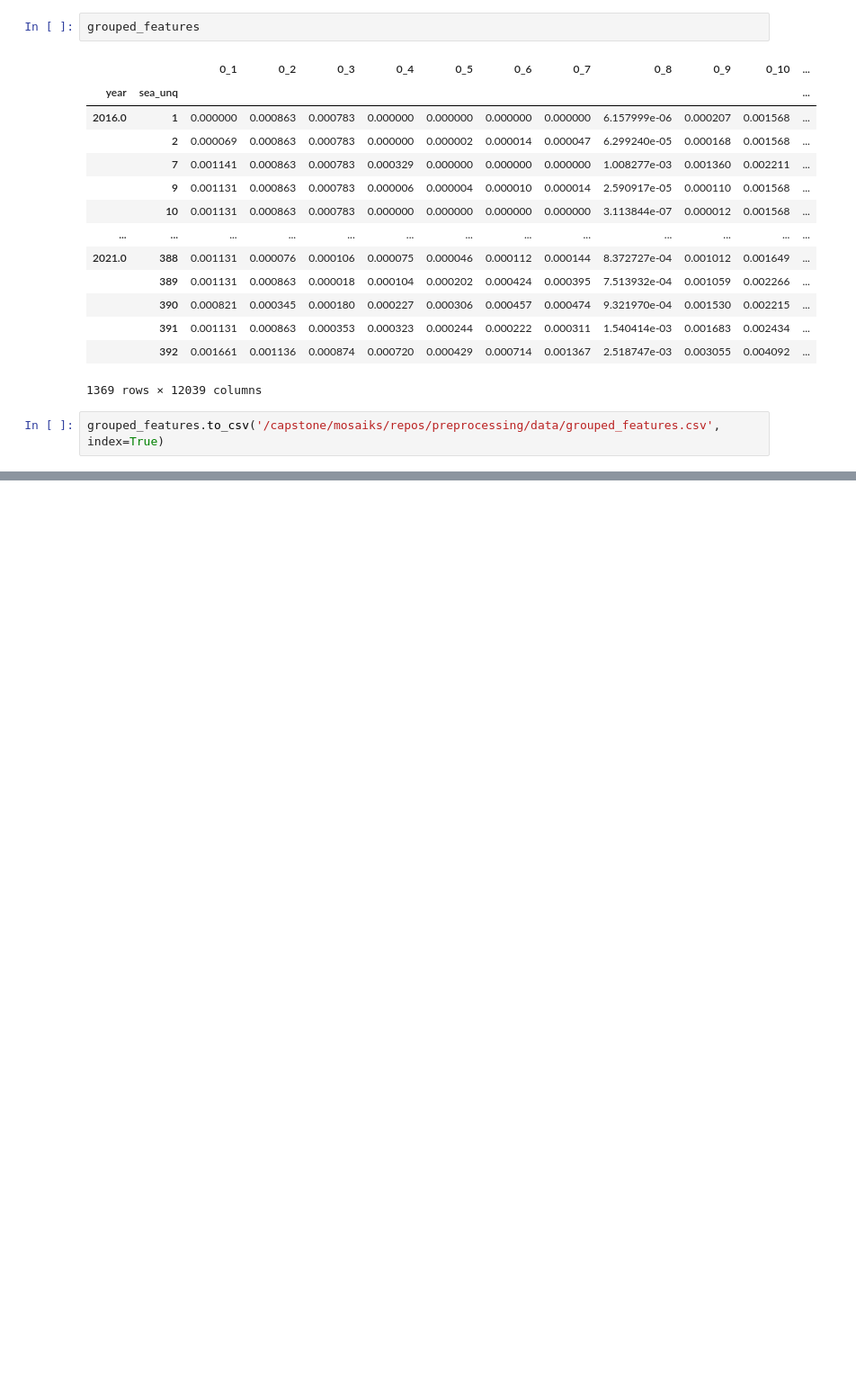
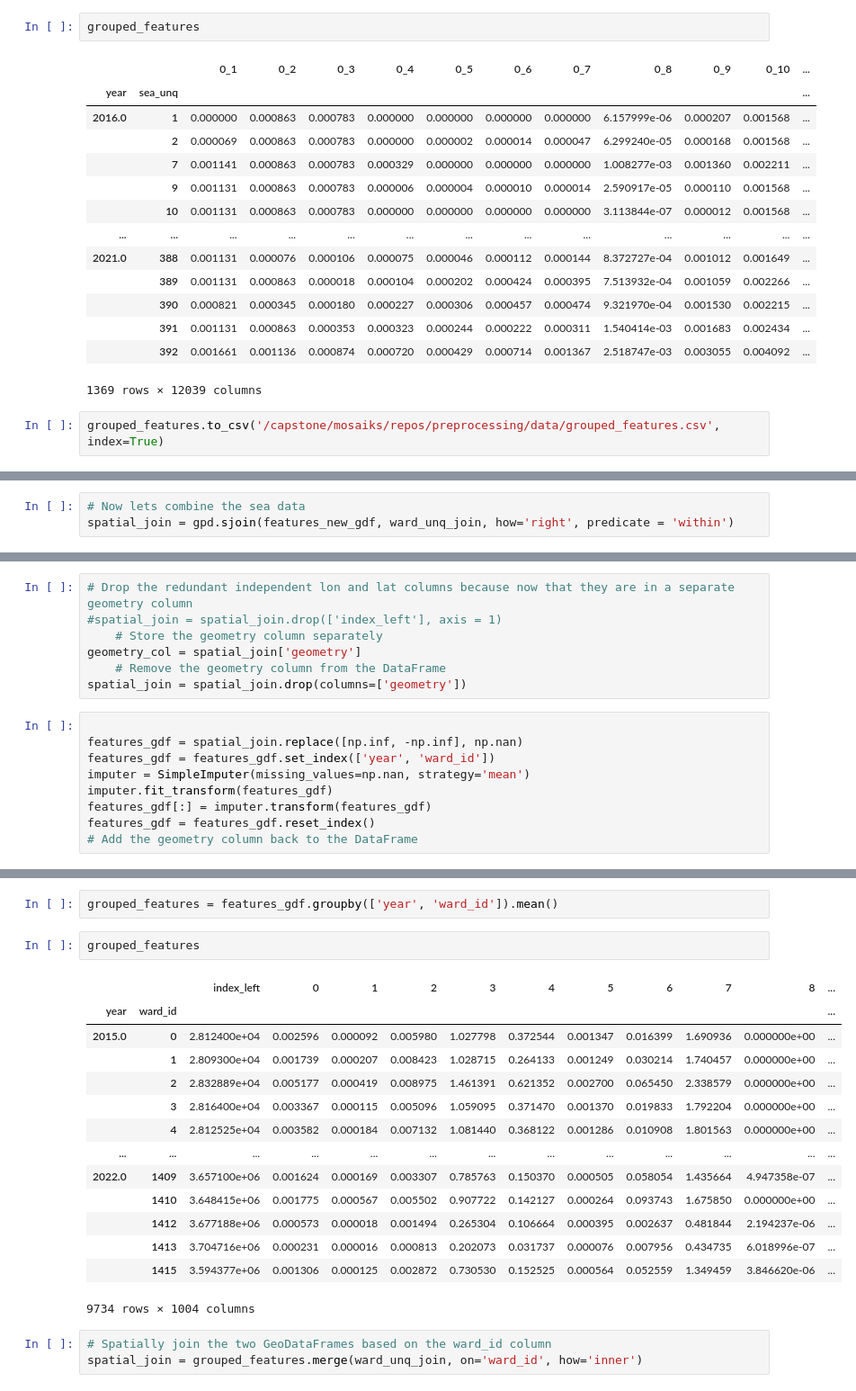
Before and after one commit to mosaiks-capstone/Modeling, a Jupyter notebook: feature_preprocessing.ipynb, the cells around one changed output, grey strips where cells are left out. Shown: that part at 90% size. Drawn from its saved outputs; the diff is of its cells as text; blank space fills up the shorter version.

```diff
--- a/feature_preprocessing.ipynb
+++ b/feature_preprocessing.ipynb
@@ -250,0 +344,3 @@ grouped_features.to_csv('/capstone/mosaiks/repos/preprocessing/data/grouped_feat
+# %%
+# Now lets combine the sea data
+spatial_join = gpd.sjoin(features_new_gdf, ward_unq_join, how='right', predicate = 'within')
@@ -250,0 +383,16 @@ grouped_features.to_csv('/capstone/mosaiks/repos/preprocessing/data/grouped_feat
+# %%
+# Drop the redundant independent lon and lat columns because now that they are in a separate geometry column
+#spatial_join = spatial_join.drop(['index_left'], axis = 1)
+    # Store the geometry column separately
+geometry_col = spatial_join['geometry']
+    # Remove the geometry column from the DataFrame
+spatial_join = spatial_join.drop(columns=['geometry'])
+# %%
+
+features_gdf = spatial_join.replace([np.inf, -np.inf], np.nan)
+features_gdf = features_gdf.set_index(['year', 'ward_id'])
+imputer = SimpleImputer(missing_values=np.nan, strategy='mean')
+imputer.fit_transform(features_gdf)
+features_gdf[:] = imputer.transform(features_gdf)
+features_gdf = features_gdf.reset_index()
+# Add the geometry column back to the DataFrame
@@ -250,0 +415,22 @@ grouped_features.to_csv('/capstone/mosaiks/repos/preprocessing/data/grouped_feat
+# %%
+grouped_features = features_gdf.groupby(['year', 'ward_id']).mean()
+# %%
+grouped_features
+# %% [output]
+|  |  | index_left | 0 | 1 | 2 | 3 | 4 | 5 | 6 | 7 | 8 | ... |
+| year | ward_id |  |  |  |  |  |  |  |  |  |  | ... |
+| 2015.0 | 0 | 2.812400e+04 | 0.002596 | 0.000092 | 0.005980 | 1.027798 | 0.372544 | 0.001347 | 0.016399 | 1.690936 | 0.000000e+00 | ... |
+|  | 1 | 2.809300e+04 | 0.001739 | 0.000207 | 0.008423 | 1.028715 | 0.264133 | 0.001249 | 0.030214 | 1.740457 | 0.000000e+00 | ... |
+|  | 2 | 2.832889e+04 | 0.005177 | 0.000419 | 0.008975 | 1.461391 | 0.621352 | 0.002700 | 0.065450 | 2.338579 | 0.000000e+00 | ... |
+|  | 3 | 2.816400e+04 | 0.003367 | 0.000115 | 0.005096 | 1.059095 | 0.371470 | 0.001370 | 0.019833 | 1.792204 | 0.000000e+00 | ... |
+|  | 4 | 2.812525e+04 | 0.003582 | 0.000184 | 0.007132 | 1.081440 | 0.368122 | 0.001286 | 0.010908 | 1.801563 | 0.000000e+00 | ... |
+| ... | ... | ... | ... | ... | ... | ... | ... | ... | ... | ... | ... | ... |
+| 2022.0 | 1409 | 3.657100e+06 | 0.001624 | 0.000169 | 0.003307 | 0.785763 | 0.150370 | 0.000505 | 0.058054 | 1.435664 | 4.947358e-07 | ... |
+|  | 1410 | 3.648415e+06 | 0.001775 | 0.000567 | 0.005502 | 0.907722 | 0.142127 | 0.000264 | 0.093743 | 1.675850 | 0.000000e+00 | ... |
+|  | 1412 | 3.677188e+06 | 0.000573 | 0.000018 | 0.001494 | 0.265304 | 0.106664 | 0.000395 | 0.002637 | 0.481844 | 2.194237e-06 | ... |
+|  | 1413 | 3.704716e+06 | 0.000231 | 0.000016 | 0.000813 | 0.202073 | 0.031737 | 0.000076 | 0.007956 | 0.434735 | 6.018996e-07 | ... |
+|  | 1415 | 3.594377e+06 | 0.001306 | 0.000125 | 0.002872 | 0.730530 | 0.152525 | 0.000564 | 0.052559 | 1.349459 | 3.846620e-06 | ... |
+9734 rows × 1004 columns
+# %%
+# Spatially join the two GeoDataFrames based on the ward_id column
+spatial_join = grouped_features.merge(ward_unq_join, on='ward_id', how='inner')
```
Also changed, not shown: parts of 17 cells of this notebook, 2 other files.
